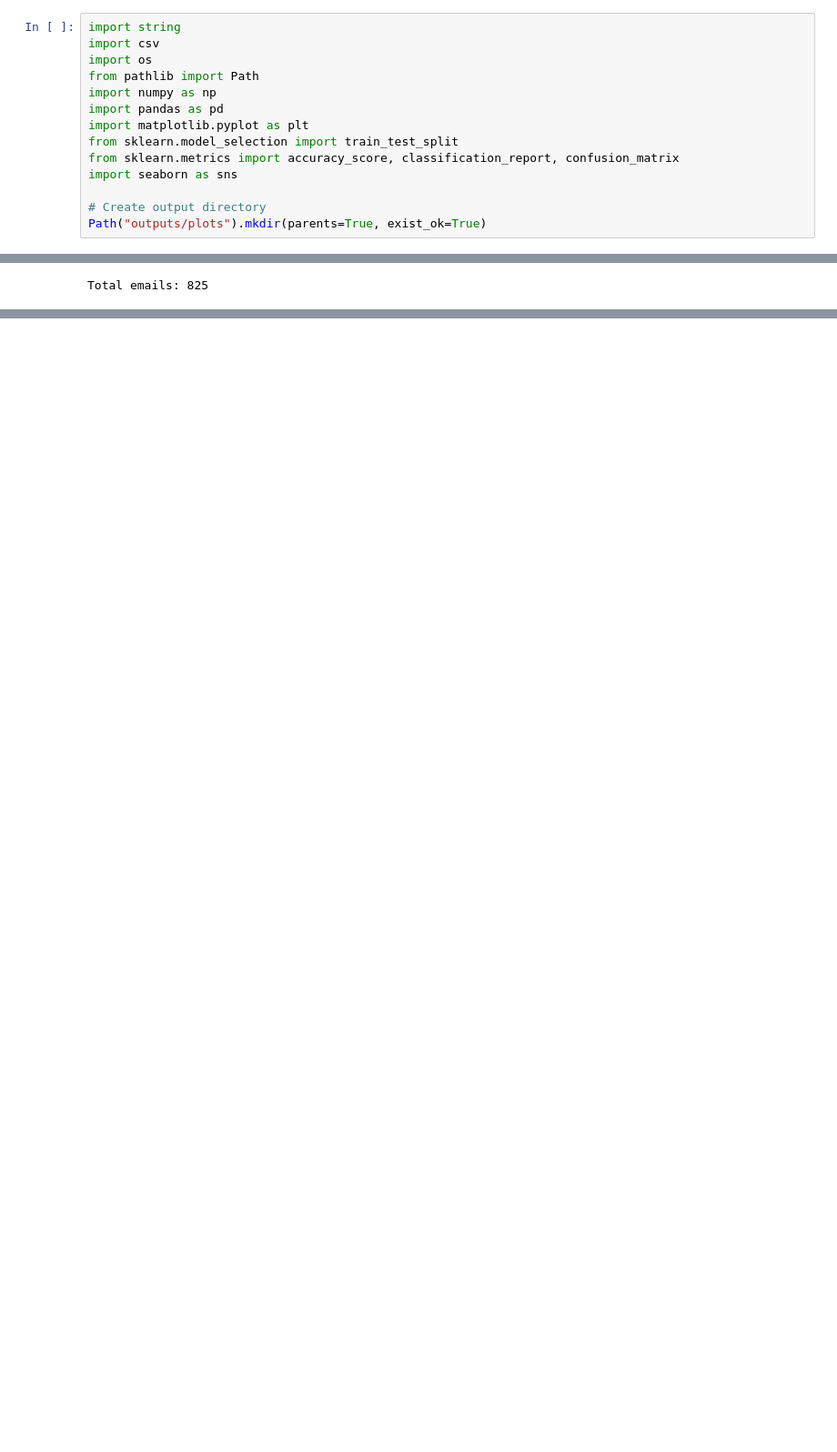
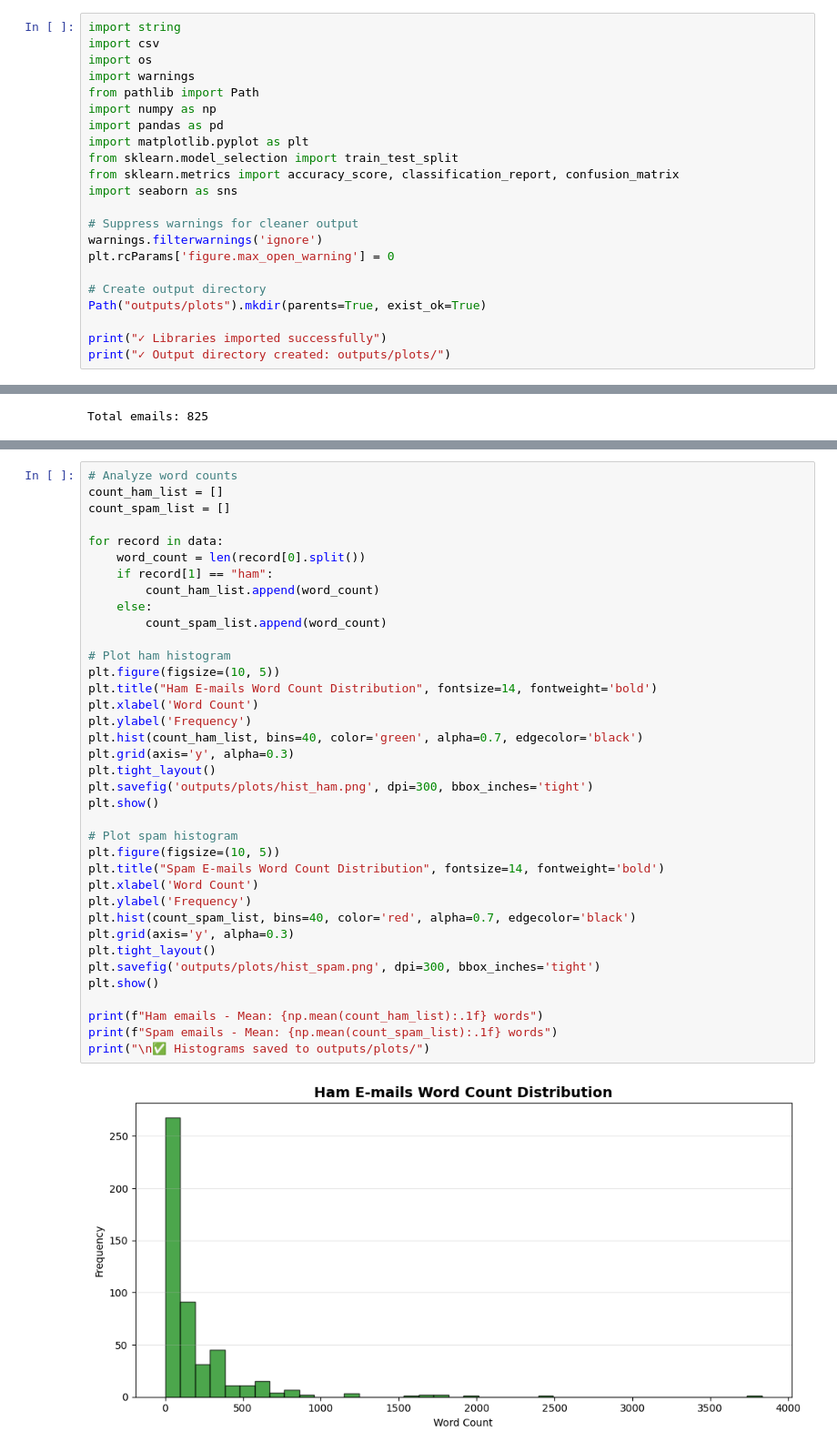
Before and after one commit to yusufarbc/turkish-spam-mail-detection, a Jupyter notebook: spam_detection.ipynb, the cells around one changed output, grey strips where cells are left out. Shown: that part at 91% size. Cells and saved outputs as stored; diff of their text form; blank space fills up the shorter version.

```diff
--- a/spam_detection.ipynb
+++ b/spam_detection.ipynb
@@ -10,6 +29,7 @@ vs optimize et profesyonel bir görünümü**Method:** KNN with optimized K valu
 import string
 import csv
 import os
+import warnings
 from pathlib import Path
 import numpy as np
 import pandas as pd
@@ -18,5 +38,12 @@ from sklearn.model_selection import train_test_split
 from sklearn.metrics import accuracy_score, classification_report, confusion_matrix
 import seaborn as sns
 
+# Suppress warnings for cleaner output
+warnings.filterwarnings('ignore')
+plt.rcParams['figure.max_open_warning'] = 0
+
 # Create output directory
 Path("outputs/plots").mkdir(parents=True, exist_ok=True)
+
+print("✓ Libraries imported successfully")
+print("✓ Output directory created: outputs/plots/")
@@ -185,0 +186,39 @@ weighted avg       0.85      0.82      0.81       248
+# %%
+# Analyze word counts
+count_ham_list = []
+count_spam_list = []
+
+for record in data:
+    word_count = len(record[0].split())
+    if record[1] == "ham":
+        count_ham_list.append(word_count)
+    else:
+        count_spam_list.append(word_count)
+
+# Plot ham histogram
+plt.figure(figsize=(10, 5))
+plt.title("Ham E-mails Word Count Distribution", fontsize=14, fontweight='bold')
+plt.xlabel('Word Count')
+plt.ylabel('Frequency')
+plt.hist(count_ham_list, bins=40, color='green', alpha=0.7, edgecolor='black')
+plt.grid(axis='y', alpha=0.3)
+plt.tight_layout()
+plt.savefig('outputs/plots/hist_ham.png', dpi=300, bbox_inches='tight')
+plt.show()
+
+# Plot spam histogram
+plt.figure(figsize=(10, 5))
+plt.title("Spam E-mails Word Count Distribution", fontsize=14, fontweight='bold')
+plt.xlabel('Word Count')
+plt.ylabel('Frequency')
+plt.hist(count_spam_list, bins=40, color='red', alpha=0.7, edgecolor='black')
+plt.grid(axis='y', alpha=0.3)
+plt.tight_layout()
+plt.savefig('outputs/plots/hist_spam.png', dpi=300, bbox_inches='tight')
+plt.show()
+
+print(f"Ham emails - Mean: {np.mean(count_ham_list):.1f} words")
+print(f"Spam emails - Mean: {np.mean(count_spam_list):.1f} words")
+print("\n✅ Histograms saved to outputs/plots/")
+# %% [output]
+[figure, added]
```
Also changed, not shown: parts of 13 cells of this notebook, 2 other files.
